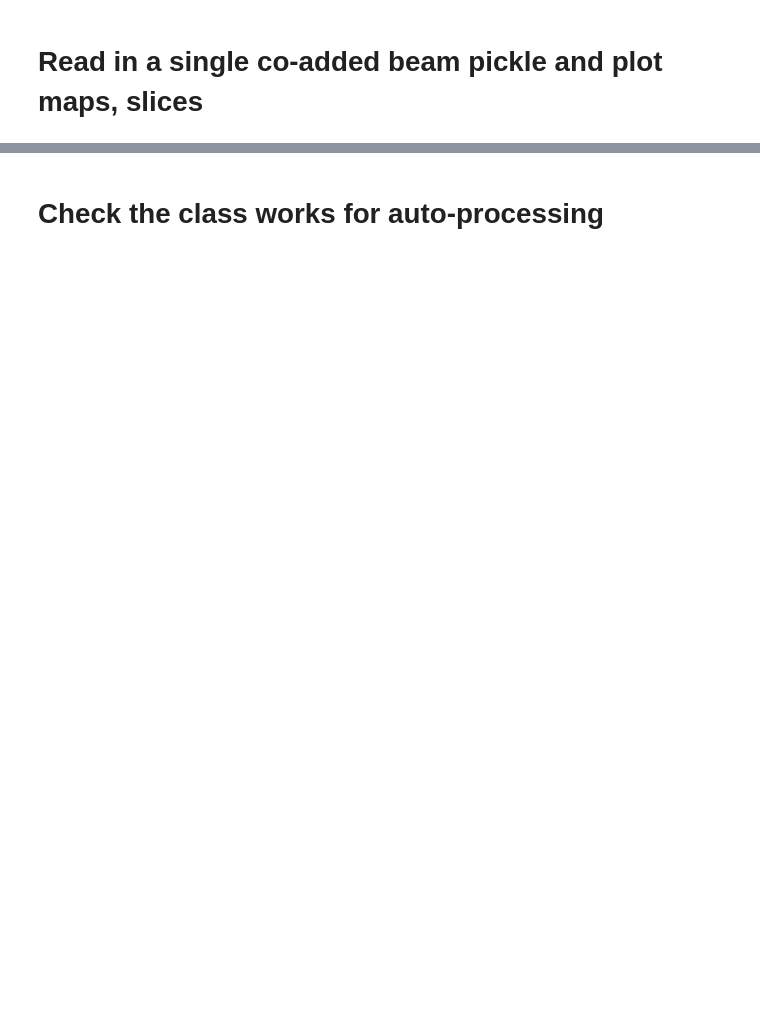
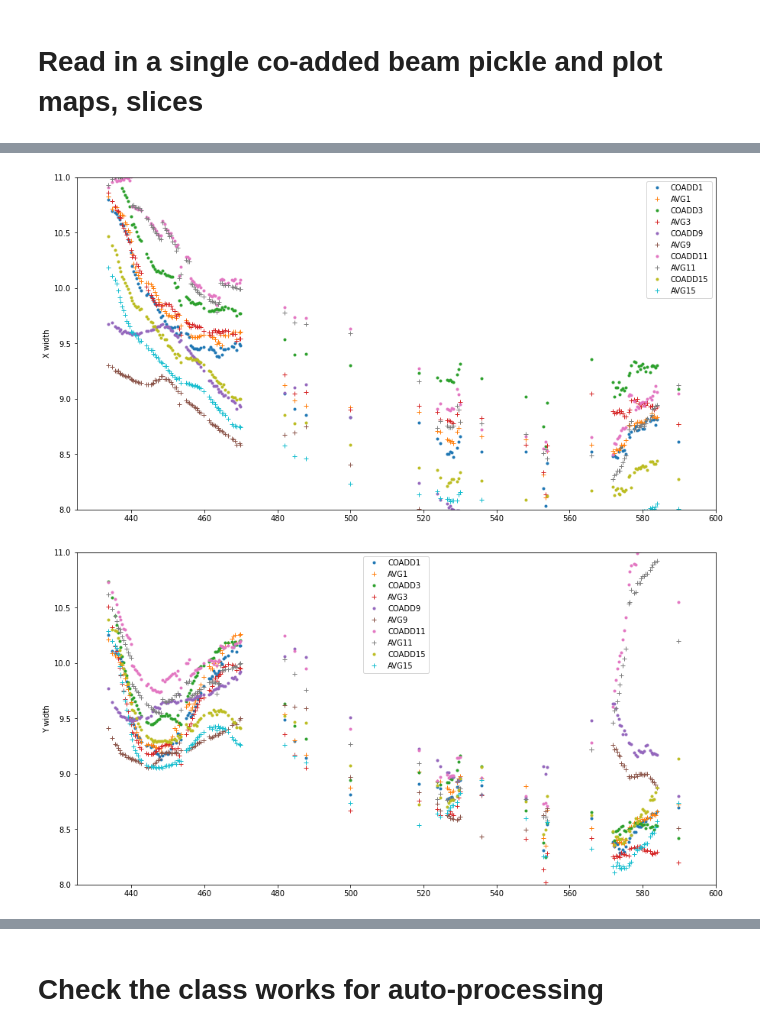
Before and after one commit to WrightLaboratory/newburghlabdrone, a Jupyter notebook: analysis/LBN_BeamClassAutofreq.ipynb, the cells around one changed output, grey strips where cells are left out. Drawn from its saved outputs; the diff is of its cells as text; code cells hidden in the pictures; blank space fills up the shorter version.

```diff
--- a/analysis/LBN_BeamClassAutofreq.ipynb
+++ b/analysis/LBN_BeamClassAutofreq.ipynb
@@ -358,0 +372,25 @@ for chind in pols:
+# %%
+pols = N_pols
+
+fig = plt.figure(figsize=(15,8))
+for p,pp in enumerate(pols):
+    plt.plot(freqs[good_freqs],G_popt[pp,good_freqs,2],marker='.',linestyle='None',label='COADD'+str(pp))
+    plt.plot(freqs[good_freqs],coadded[pp,good_freqs,2],marker='+',linestyle='None',label='AVG'+str(pp))
+plt.ylabel('X width')
+plt.ylim(8,11)
+plt.xlim(425,600)
+plt.legend()
+plt.show()
+
+fig = plt.figure(figsize=(15,8))
+for p,pp in enumerate(pols):
+    plt.plot(freqs[good_freqs],G_popt[pp,good_freqs,4],marker='.',linestyle='None',label='COADD'+str(pp))
+    plt.plot(freqs[good_freqs],coadded[pp,good_freqs,4],marker='+',linestyle='None',label='AVG'+str(pp))
+plt.ylabel('Y width')
+plt.ylim(8,11)
+plt.xlim(425,600)
+plt.legend()
+plt.show()
+# %% [output]
+[figure, added]
+[figure, added]
```
Also changed, not shown: parts of 19 cells of this notebook.
